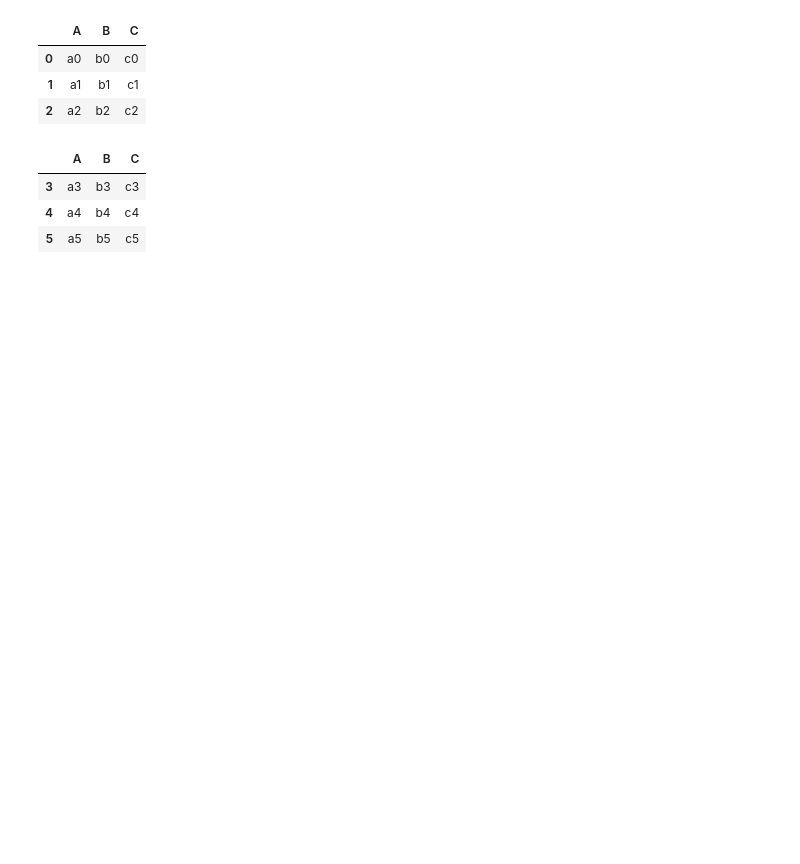
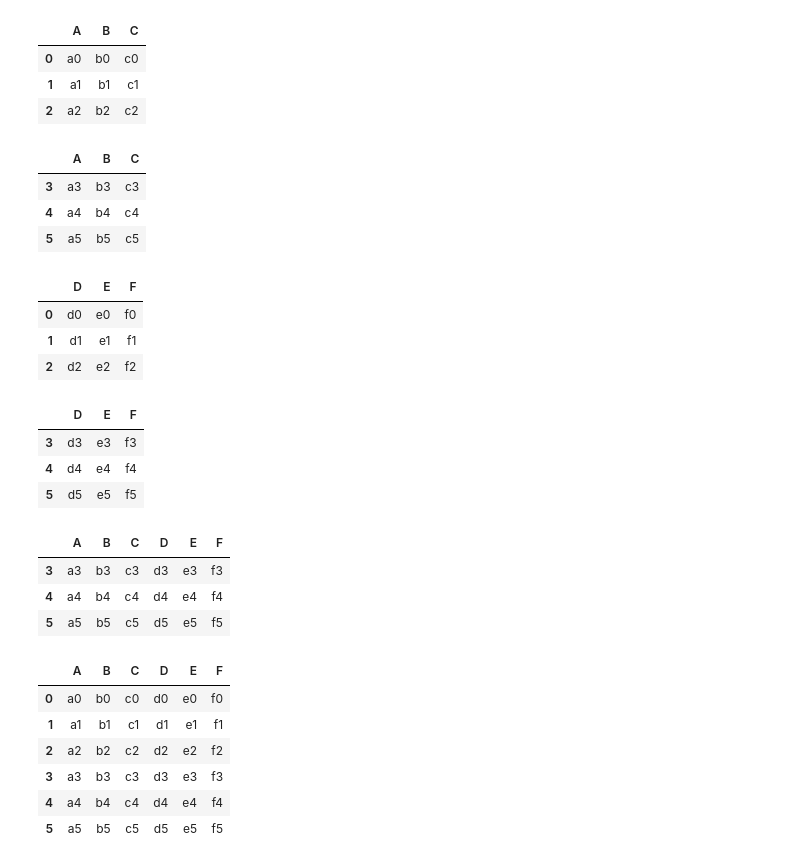
Before and after one commit to Ironhack-data-bcn-january-2023/lab-pandas-merge, a Jupyter notebook: code/pandas_1_concat-merge-join.ipynb, the cells around one changed output. Saved outputs shown, nothing was run; the diff lists cells and outputs as text; code cells hidden in the pictures; blank space fills up the shorter version.

```diff
--- a/code/pandas_1_concat-merge-join.ipynb
+++ b/code/pandas_1_concat-merge-join.ipynb
@@ -158,3 +208,39 @@ df2
 | 3 | a3 | b3 | c3 |
 | 4 | a4 | b4 | c4 |
 | 5 | a5 | b5 | c5 |
+# %%
+df3
+# %% [output]
+|  | D | E | F |
+| 0 | d0 | e0 | f0 |
+| 1 | d1 | e1 | f1 |
+| 2 | d2 | e2 | f2 |
+# %%
+df4
+# %% [output]
+|  | D | E | F |
+| 3 | d3 | e3 | f3 |
+| 4 | d4 | e4 | f4 |
+| 5 | d5 | e5 | f5 |
+# %%
+#First i will join tables with comon indexes:
+a = df1.join(df3)
+b = df2.join(df4)
+b
+# %% [output]
+|  | A | B | C | D | E | F |
+| 3 | a3 | b3 | c3 | d3 | e3 | f3 |
+| 4 | a4 | b4 | c4 | d4 | e4 | f4 |
+| 5 | a5 | b5 | c5 | d5 | e5 | f5 |
+# %%
+#Now we will concatenate them:
+full = pd.concat([a,b])
+full
+# %% [output]
+|  | A | B | C | D | E | F |
+| 0 | a0 | b0 | c0 | d0 | e0 | f0 |
+| 1 | a1 | b1 | c1 | d1 | e1 | f1 |
+| 2 | a2 | b2 | c2 | d2 | e2 | f2 |
+| 3 | a3 | b3 | c3 | d3 | e3 | f3 |
+| 4 | a4 | b4 | c4 | d4 | e4 | f4 |
+| 5 | a5 | b5 | c5 | d5 | e5 | f5 |
```
Also changed, not shown: parts of 4 cells of this notebook.
